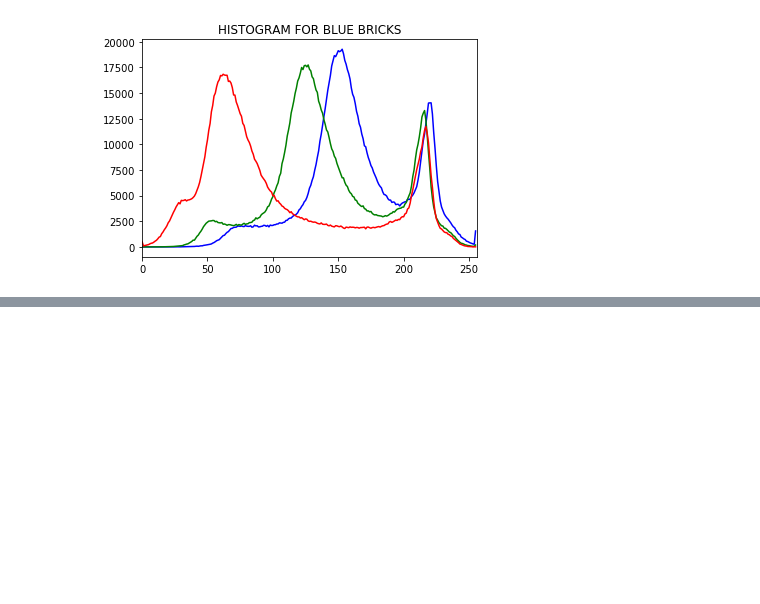
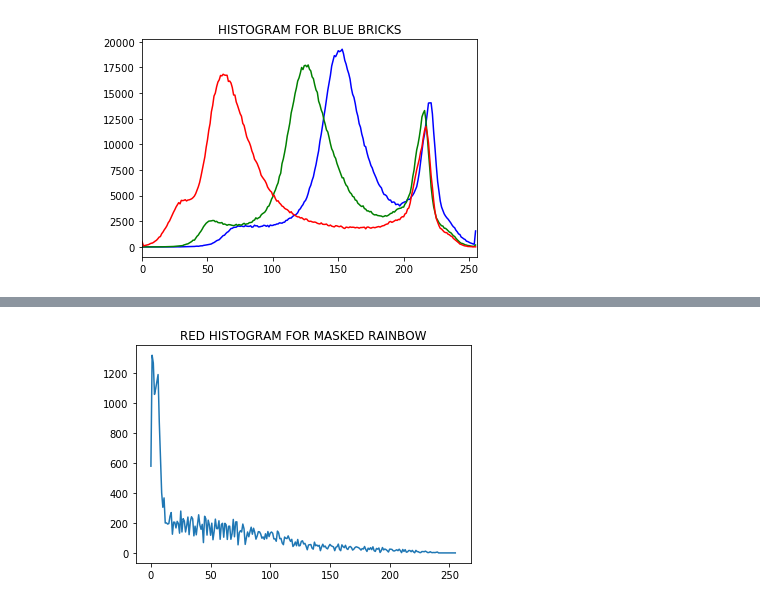
Before and after one commit to Dancan1998/Computer-Vision-Basics, a Jupyter notebook: Histograms.ipynb, the cells around one changed output, grey strips where cells are left out. Cells and saved outputs as stored; diff of their text form; code cells hidden in the pictures; blank space fills up the shorter version.

```diff
--- a/Histograms.ipynb
+++ b/Histograms.ipynb
@@ -47,0 +77,2 @@ plt.title('HISTOGRAM FOR BLUE BRICKS');
+# %%
+hist_mask_values_red = cv2.calcHist([rainbow],channels=[2],mask=mask,histSize=[256],ranges=[0,256])
@@ -47,0 +81,5 @@ plt.title('HISTOGRAM FOR BLUE BRICKS');
+# %%
+plt.plot(hist_mask_values_red);
+plt.title('RED HISTOGRAM FOR MASKED RAINBOW');
+# %% [output]
+[figure, added]
```
Also changed, not shown: parts of 12 cells of this notebook.
